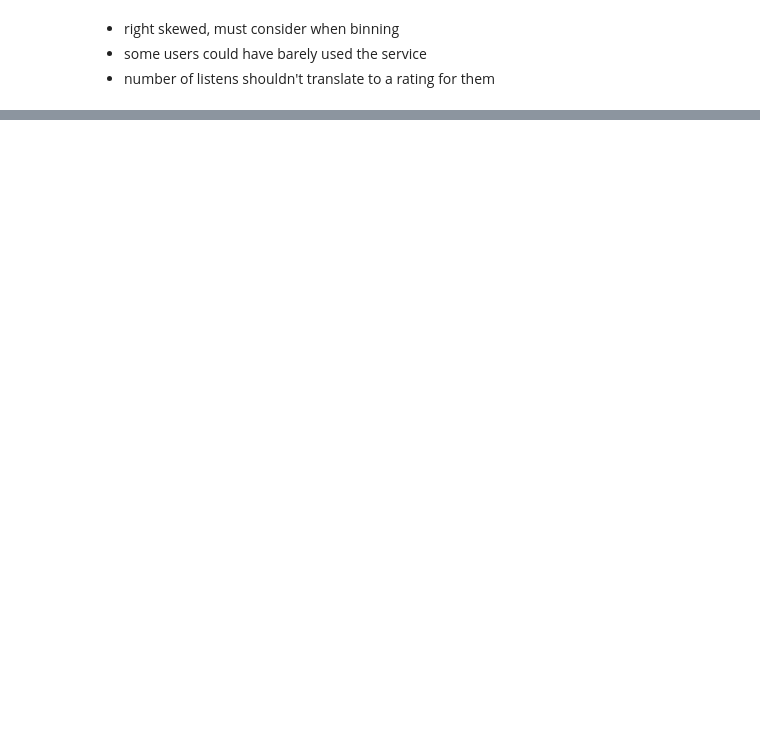
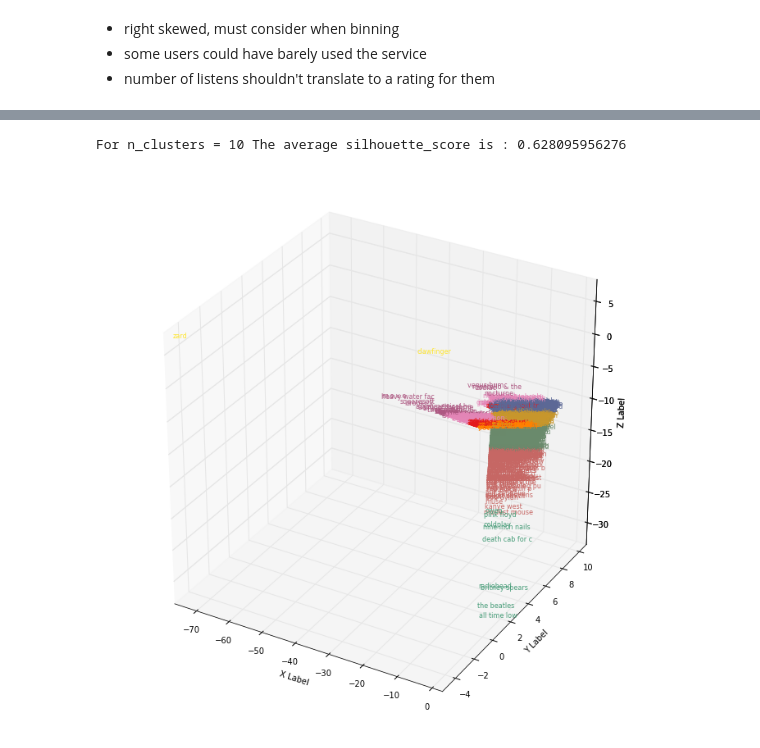
Before and after one commit to easadler/music_recommender, a Jupyter notebook: EDA.ipynb, the cells around one changed output, grey strips where cells are left out. Cells and saved outputs as stored; diff of their text form; code cells hidden in the pictures; blank space fills up the shorter version.

```diff
--- a/EDA.ipynb
+++ b/EDA.ipynb
@@ -60,0 +395,23 @@ plt.show()
+# %%
+summary = df_piv.dropna(thresh=10).describe()
+# %%
+summary = summary.T
+# %%
+skew = summary.skew(axis=1)
+kurtosis = summary.kurtosis(axis=1)
+# %%
+summary['skew'] = skew
+summary['kurtosis'] = kurtosis
+# %%
+rf = ReduceFeatures(summary, summary.index)
+rf.preprocessing()
+# rf.hcluster_cols(0.1)
+# rf.preprocessing()
+
+df_up = rf.sparse_pca(3, 3)
+rf.best_cluster([10])
+
+rf.plot_embedding(3)
+# %% [output]
+For n_clusters = 10 The average silhouette_score is : 0.628095956276
+[figure, added]
```
Also changed, not shown: parts of 47 cells of this notebook, 4 other files.
